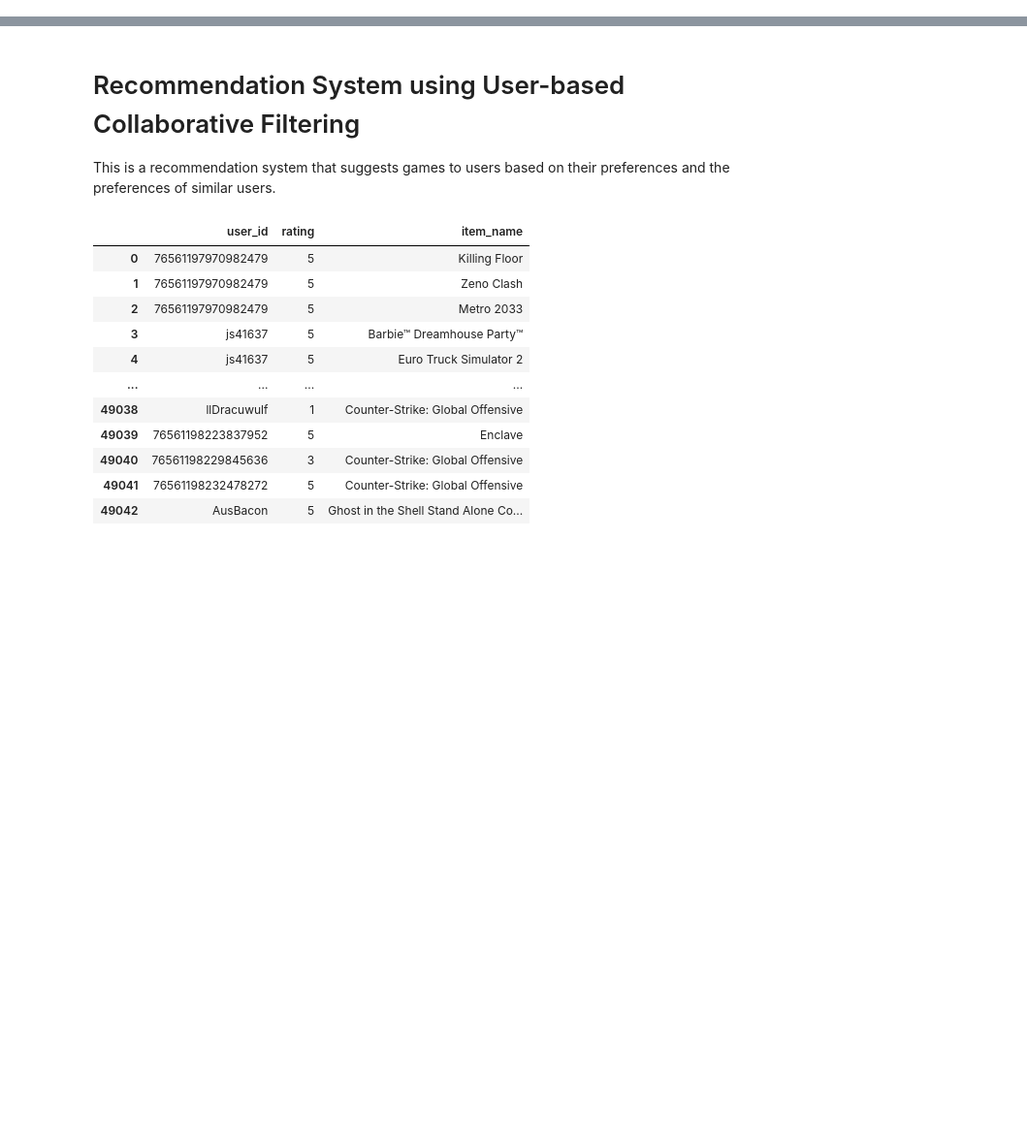
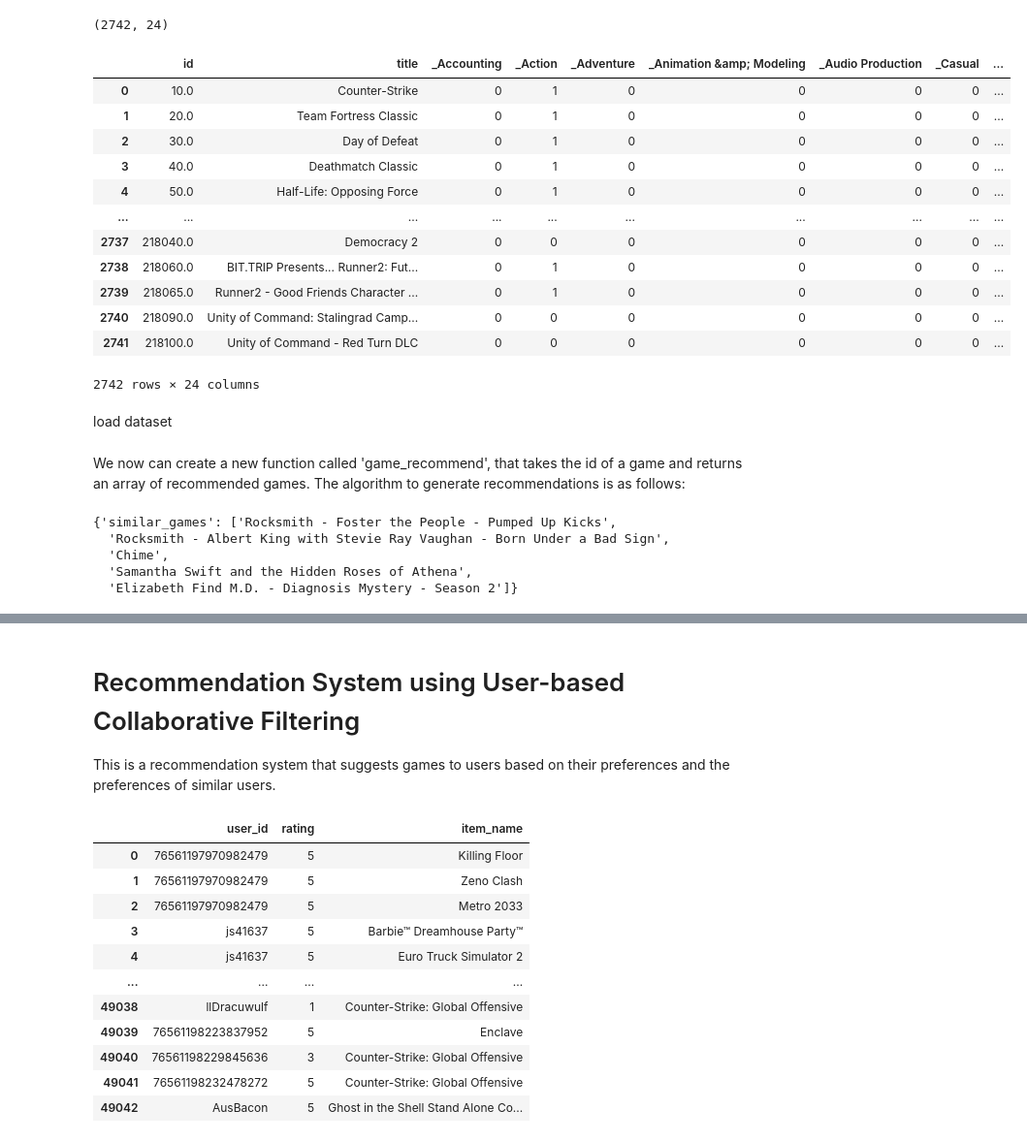
Before and after one commit to ga-romu/PI-MLOps-steam-recs, a Jupyter notebook: notebooks/05_ML_recs_model.ipynb, the cells around one changed output, grey strips where cells are left out. Shown at 97% size. Saved outputs shown, nothing was run; the diff lists cells and outputs as text; code cells hidden in the pictures; blank space fills up the shorter version.

```diff
--- a/notebooks/05_ML_recommendation_model.ipynb
+++ b/notebooks/05_ML_recs_model.ipynb
@@ -0,0 +101,13 @@
+# %%
+#Count rows
+rows_count= len(df_item_rec)
+
+#Divide dataframe
+rows_fraction= rows_count// 10
+
+#Selecciono la mitad superior
+df_rec= df_item_rec.iloc[:rows_fraction]
+# %%
+df_rec.shape
+# %% [output]
+(2742, 24)
@@ -0,0 +116,18 @@
+# %%
+df_rec
+# %% [output]
+|  | id | title | _Accounting | _Action | _Adventure | _Animation &amp; Modeling | _Audio Production | _Casual | ... |
+| 0 | 10.0 | Counter-Strike | 0 | 1 | 0 | 0 | 0 | 0 | ... |
+| 1 | 20.0 | Team Fortress Classic | 0 | 1 | 0 | 0 | 0 | 0 | ... |
+| 2 | 30.0 | Day of Defeat | 0 | 1 | 0 | 0 | 0 | 0 | ... |
+| 3 | 40.0 | Deathmatch Classic | 0 | 1 | 0 | 0 | 0 | 0 | ... |
+| 4 | 50.0 | Half-Life: Opposing Force | 0 | 1 | 0 | 0 | 0 | 0 | ... |
+| ... | ... | ... | ... | ... | ... | ... | ... | ... | ... |
+| 2737 | 218040.0 | Democracy 2 | 0 | 0 | 0 | 0 | 0 | 0 | ... |
+| 2738 | 218060.0 | BIT.TRIP Presents... Runner2: Fut... | 0 | 1 | 0 | 0 | 0 | 0 | ... |
+| 2739 | 218065.0 | Runner2 - Good Friends Character ... | 0 | 1 | 0 | 0 | 0 | 0 | ... |
+| 2740 | 218090.0 | Unity of Command: Stalingrad Camp... | 0 | 0 | 0 | 0 | 0 | 0 | ... |
+| 2741 | 218100.0 | Unity of Command - Red Turn DLC | 0 | 0 | 0 | 0 | 0 | 0 | ... |
+2742 rows × 24 columns
+# %% [markdown]
+load dataset
@@ -0,0 +136,2 @@
+# %% [markdown]
+We now can create a new function called 'game_recommend', that takes the id of a game and  returns an array of recommended games. The algorithm to generate recommendations is as follows:
@@ -0,0 +171,8 @@
+# %%
+game_recommend(3310)
+# %% [output]
+{'similar_games': ['Rocksmith - Foster the People - Pumped Up Kicks',
+  'Rocksmith - Albert King with Stevie Ray Vaughan - Born Under a Bad Sign',
+  'Chime',
+  'Samantha Swift and the Hidden Roses of Athena',
+  'Elizabeth Find M.D. - Diagnosis Mystery - Season 2']}
```
Also changed, not shown: parts of 16 cells of this notebook, 5 other files.
